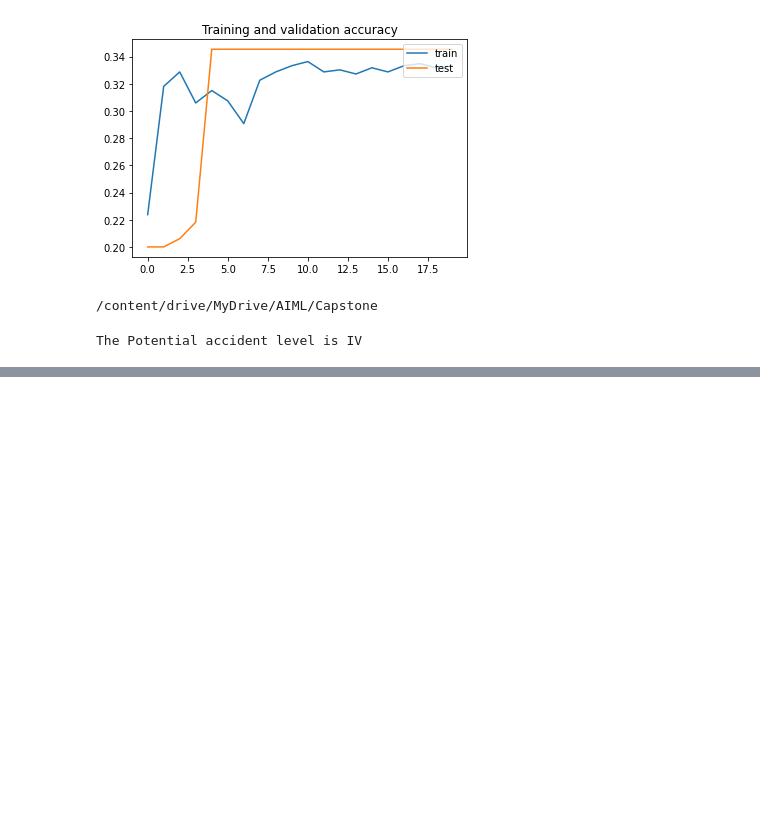
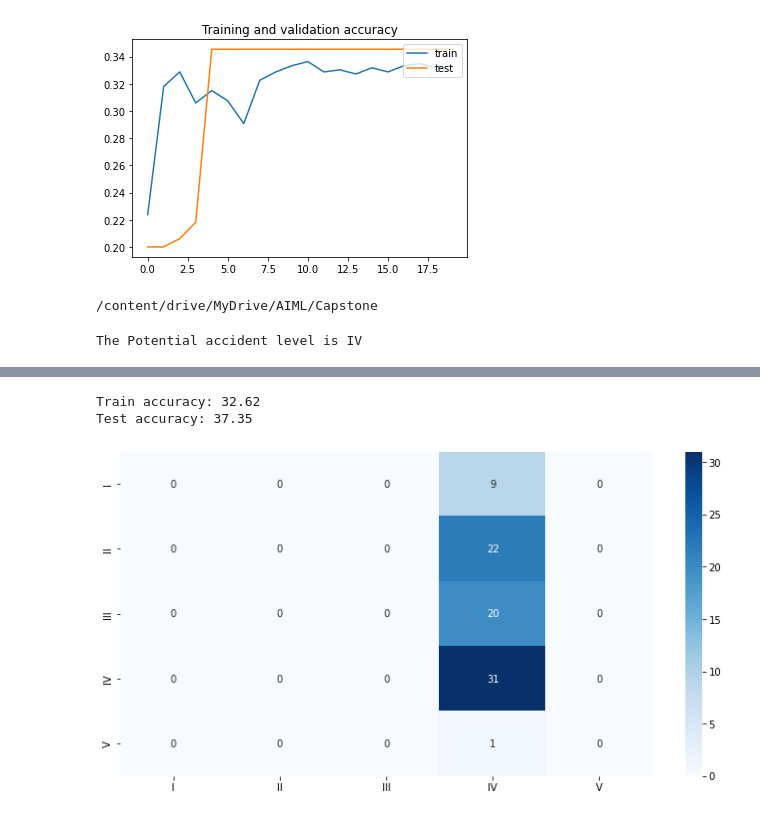
Before and after one commit to shyamsparrow/Jan-G4---NLP-Chatbot, a Jupyter notebook: Capstone_NLP_Chatbot_Jan_A_G4.ipynb, the cells around one changed output, grey strips where cells are left out. Drawn from its saved outputs; the diff is of its cells as text; code cells hidden in the pictures; blank space fills up the shorter version.

```diff
--- a/Capstone_NLP_Chatbot_Jan_A_G4.ipynb
+++ b/Capstone_NLP_Chatbot_Jan_A_G4.ipynb
@@ -679,0 +795,27 @@ The Potential accident level is IV
+# %%
+
+# Build a LSTM Neural Network
+deep_inputs = Input(shape=(maxlen,))
+embedding_layer = Embedding(vocab_size, 200, trainable=True)(deep_inputs)
+
+LSTM_Layer_1 = Bidirectional(LSTM(units=128 , recurrent_dropout = 0.5 , dropout = 0.5))(embedding_layer)
+#max_pool_layer_1 = GlobalMaxPool1D()(LSTM_Layer_1)
+drop_out_layer_1 = Dropout(0.5, input_shape = (256,))(LSTM_Layer_1)
+dense_layer_1 = Dense(128, activation = 'relu')(drop_out_layer_1)
+drop_out_layer_2 = Dropout(0.5, input_shape = (128,))(dense_layer_1)
+dense_layer_2 = Dense(64, activation = 'relu')(drop_out_layer_2)
+drop_out_layer_3 = Dropout(0.5, input_shape = (64,))(dense_layer_2)
+
+dense_layer_3 = Dense(32, activation = 'relu')(drop_out_layer_3)
+drop_out_layer_4 = Dropout(0.5, input_shape = (32,))(dense_layer_3)
+
+dense_layer_4 = Dense(10, activation = 'relu')(drop_out_layer_4)
+drop_out_layer_5 = Dropout(0.5, input_shape = (10,))(dense_layer_4)
+
+dense_layer_5 = Dense(5, activation='softmax')(drop_out_layer_5)
+
+lstm_model = Model(inputs=deep_inputs, outputs=dense_layer_5)
+
+opt = optimizers.Adam(lr=0.001)
+#opt = optimizers.SGD(lr=0.0001, momentum=0.9)
+lstm_model.compile(loss='categorical_crossentropy', optimizer=opt, metrics=['acc'])
@@ -679,0 +842,4 @@ The Potential accident level is IV
+# %%
+callback = tf.keras.callbacks.EarlyStopping(monitor='val_acc', patience=3, min_delta=0.001)
+# fit the keras model on the dataset X_text_train, np.array(y_aug_train)
+training_history = lstm_model.fit(X_train, y_train, epochs=20, batch_size=32, verbose=1, validation_data=(X_test, y_test), callbacks=[callback])
@@ -679,0 +855,21 @@ The Potential accident level is IV
+# %%
+# evaluate the keras model
+_, train_accuracy = lstm_model.evaluate(X_text_train, y_text_train, batch_size=8, verbose=0)
+_, test_accuracy = lstm_model.evaluate(X_text_test, y_text_test, batch_size=8, verbose=0)
+
+print('Train accuracy: %.2f' % (train_accuracy*100))
+print('Test accuracy: %.2f' % (test_accuracy*100))
+# %% [output]
+Train accuracy: 32.62
+Test accuracy: 37.35
+# %%
+y_pred = lstm_model.predict(X_text_test, verbose=0) # Multiclass
+y_pred_index = np.argmax(y_pred,axis=1)
+y_original = np.argmax(y_text_test, axis =1)
+# %%
+cm = confusion_matrix(y_original,y_pred_index)
+cm_label = ['I', 'II', 'III','IV', 'V']
+plt.figure(figsize=(12,6))
+sns.heatmap(cm, annot=True, cmap='Blues',xticklabels = cm_label, yticklabels = cm_label);
+# %% [output]
+[figure, added]
```
Also changed, not shown: parts of 77 cells of this notebook.
